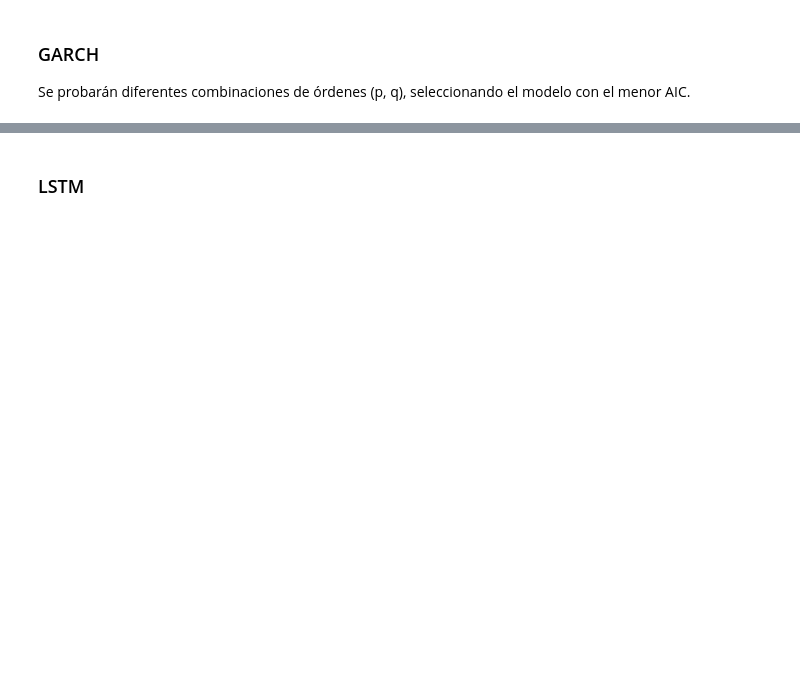
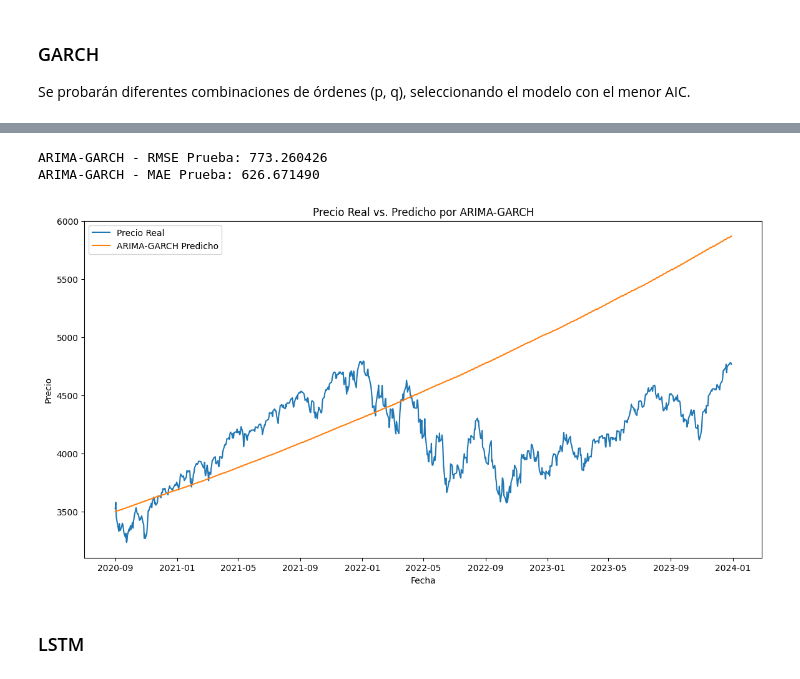
Before and after one commit to allanramirez111/modelos_avanzados_deep_learning, a Jupyter notebook: Proyecto/proyecto.ipynb, the cells around one changed output, grey strips where cells are left out. Cells and saved outputs as stored; diff of their text form; code cells hidden in the pictures; blank space fills up the shorter version.

```diff
--- a/Proyecto/proyecto.ipynb
+++ b/Proyecto/proyecto.ipynb
@@ -412,3 +410,50 @@ GARCH - MAE Prueba: 0.008322
+# %%
+# Combinar datos de entrenamiento y prueba para obtener fechas continuas
+full_returns_scaled = data['Log_Returns'] * 100
+
+# Predecir en el conjunto de prueba
+forecasts = best_model.forecast(horizon=len(test_data), start=None, reindex=False)
+
+# Obtener las predicciones de la media (retornos predichos)
+garch_pred_returns = (forecasts.mean.values[-len(test_data):] / 100).flatten()  # Desescalar
+
+# Reconstruir los precios predichos
+last_train_price = train_data['Price'].iloc[-1]
+
+# Reconstruir los precios predichos en el conjunto de prueba
+predicted_prices_garch = [last_train_price * np.exp(garch_pred_returns[0])]
+
+for i in range(1, len(garch_pred_returns)):
+    new_price = predicted_prices_garch[-1] * np.exp(garch_pred_returns[i])
+    predicted_prices_garch.append(new_price)
+
+# Convertir la lista a un array de NumPy
+predicted_prices_garch = np.array(predicted_prices_garch)
+# %%
+# Precios reales en el conjunto de prueba
+real_prices_test = test_data['Price']
+
+# Calcular métricas
+rmse_garch = math.sqrt(mean_squared_error(real_prices_test, predicted_prices_garch))
+mae_garch = mean_absolute_error(real_prices_test, predicted_prices_garch)
+
+print(f'ARIMA-GARCH - RMSE Prueba: {rmse_garch:.6f}')
+print(f'ARIMA-GARCH - MAE Prueba: {mae_garch:.6f}')
+# %% [output]
+ARIMA-GARCH - RMSE Prueba: 773.260426
+ARIMA-GARCH - MAE Prueba: 626.671490
+# %%
+# Graficar precios reales vs. predichos
+plt.figure(figsize=(14,7))
+plt.plot(real_prices_test.index, real_prices_test, label='Precio Real')
+plt.plot(real_prices_test.index, predicted_prices_garch, label='ARIMA-GARCH Predicho')
+plt.xlabel('Fecha')
+plt.ylabel('Precio')
+plt.title('Precio Real vs. Predicho por ARIMA-GARCH')
+plt.legend()
+plt.show()
+# %% [output]
+[figure, added]
 # %% [markdown]
 ### LSTM
 # %%
```
Also changed, not shown: parts of 39 cells of this notebook.
